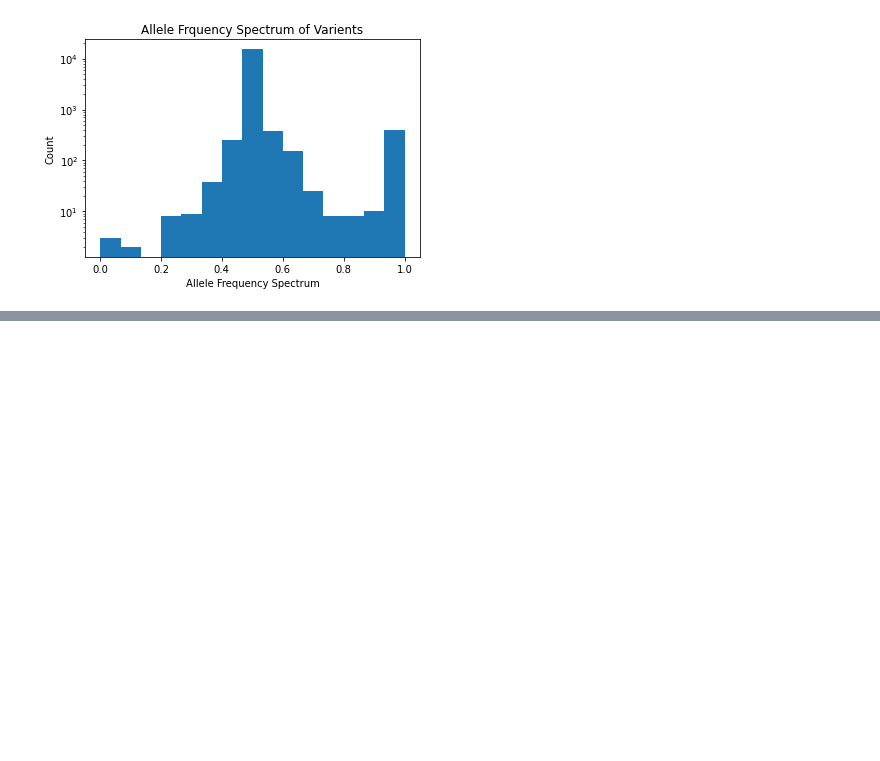
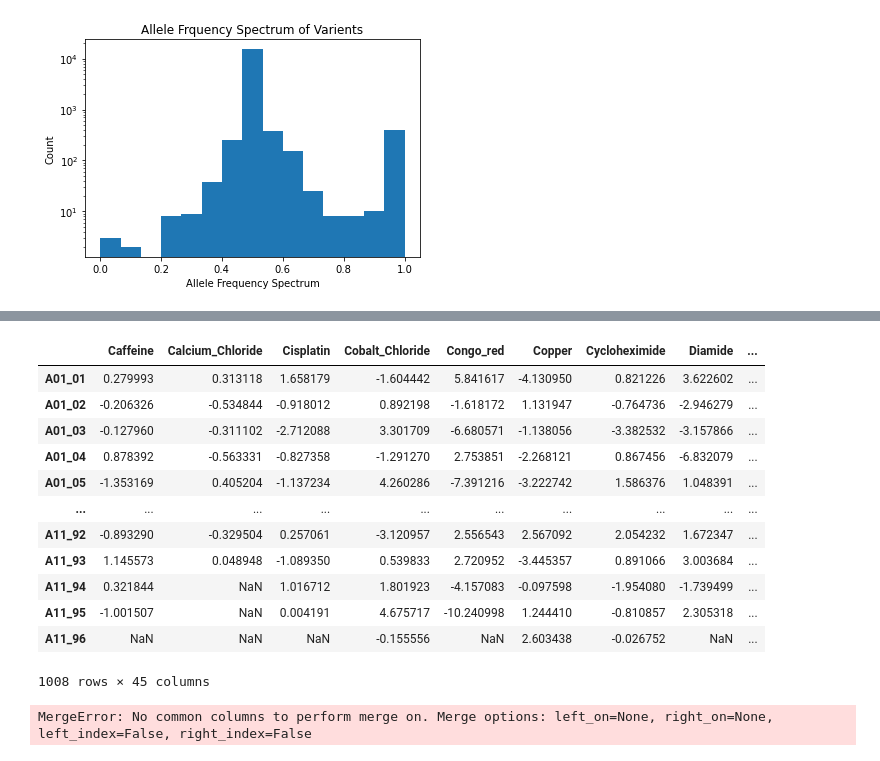
Before and after one commit to vmorri12/qbb2020-answers, a Jupyter notebook: quantbio/week3/week3-homework.ipynb, the cells around one changed output, grey strips where cells are left out. Saved outputs shown, nothing was run; the diff lists cells and outputs as text; code cells hidden in the pictures; blank space fills up the shorter version.

```diff
--- a/quantbio/week3/week3-homework.ipynb
+++ b/quantbio/week3/week3-homework.ipynb
@@ -184,0 +319,22 @@ for phenotype in range(0, len(pheno)):
+# %%
+phen = pd.read_csv('BYxRM_PhenoData.txt', sep = '\s+')
+phen = phen.iloc[:,1:].rename(columns={0:'subject_id'})
+phen
+# %% [output]
+|  | Caffeine | Calcium_Chloride | Cisplatin | Cobalt_Chloride | Congo_red | Copper | Cycloheximide | Diamide | ... |
+| A01_01 | 0.279993 | 0.313118 | 1.658179 | -1.604442 | 5.841617 | -4.130950 | 0.821226 | 3.622602 | ... |
+| A01_02 | -0.206326 | -0.534844 | -0.918012 | 0.892198 | -1.618172 | 1.131947 | -0.764736 | -2.946279 | ... |
+| A01_03 | -0.127960 | -0.311102 | -2.712088 | 3.301709 | -6.680571 | -1.138056 | -3.382532 | -3.157866 | ... |
+| A01_04 | 0.878392 | -0.563331 | -0.827358 | -1.291270 | 2.753851 | -2.268121 | 0.867456 | -6.832079 | ... |
+| A01_05 | -1.353169 | 0.405204 | -1.137234 | 4.260286 | -7.391216 | -3.222742 | 1.586376 | 1.048391 | ... |
+| ... | ... | ... | ... | ... | ... | ... | ... | ... | ... |
+| A11_92 | -0.893290 | -0.329504 | 0.257061 | -3.120957 | 2.556543 | 2.567092 | 2.054232 | 1.672347 | ... |
+| A11_93 | 1.145573 | 0.048948 | -1.089350 | 0.539833 | 2.720952 | -3.445357 | 0.891066 | 3.003684 | ... |
+| A11_94 | 0.321844 | NaN | 1.016712 | 1.801923 | -4.157083 | -0.097598 | -1.954080 | -1.739499 | ... |
+| A11_95 | -1.001507 | NaN | 0.004191 | 4.675717 | -10.240998 | 1.244410 | -0.810857 | 2.305318 | ... |
+| A11_96 | NaN | NaN | NaN | -0.155556 | NaN | 2.603438 | -0.026752 | NaN | ... |
+1008 rows × 45 columns
+# %%
+Caffeine = pd.merge(gen, phen)
+# %% [output]
+MergeError: No common columns to perform merge on. Merge options: left_on=None, right_on=None, left_index=False, right_index=False
```
Also changed, not shown: parts of 23 cells of this notebook.
